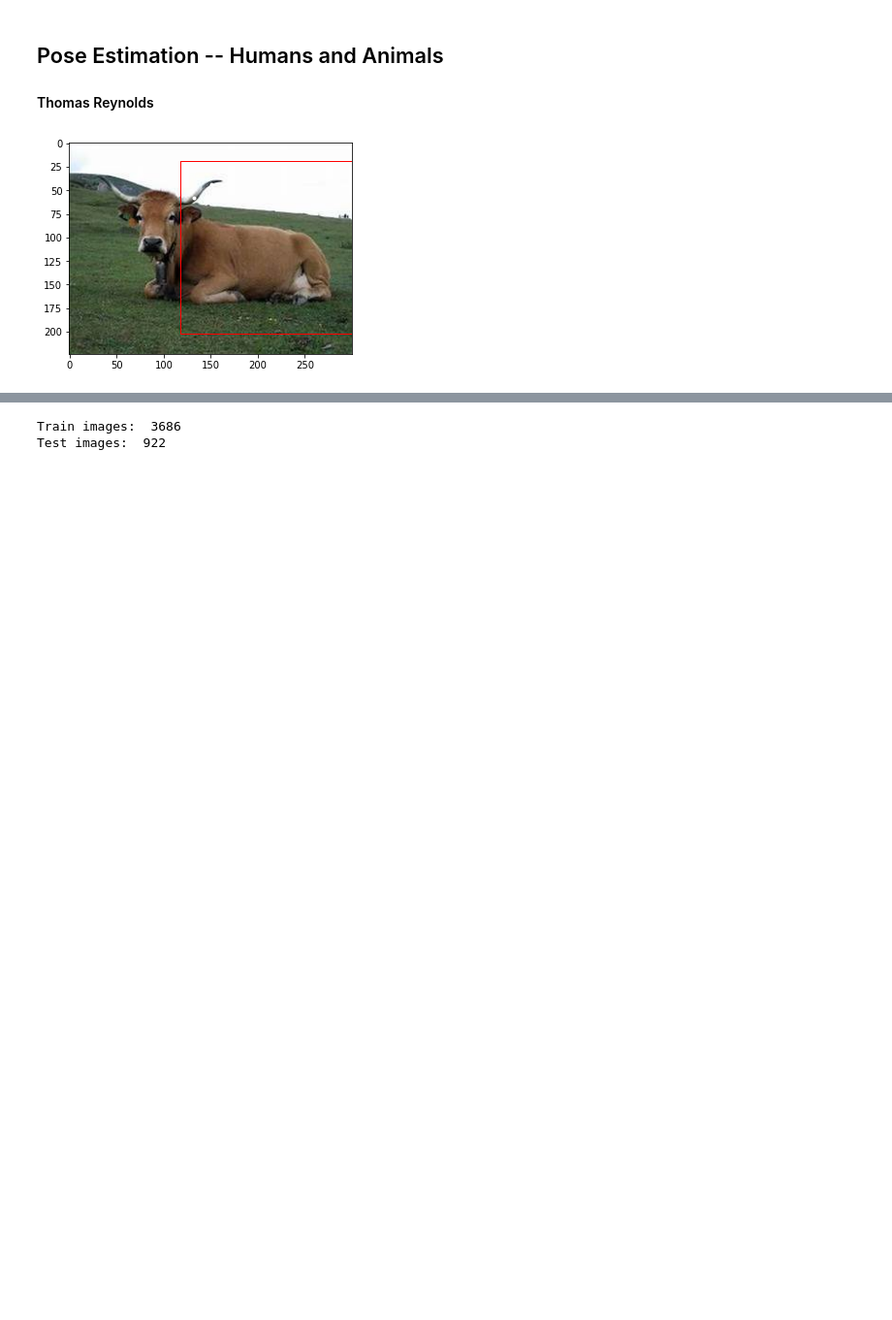
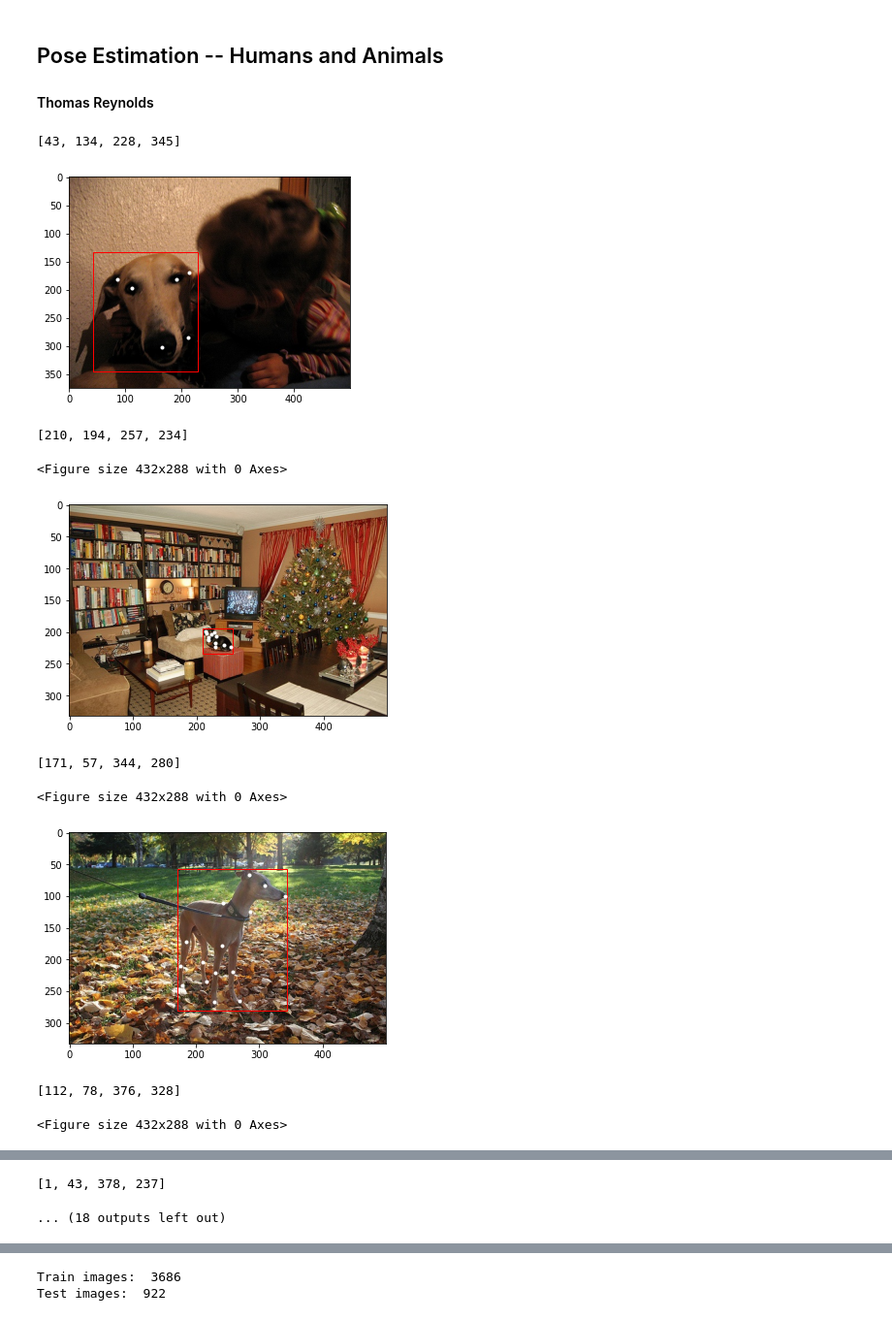
Before and after one commit to thomasreynolds4881/Animal-Keypoint-Estimation, a Jupyter notebook: estimation.ipynb, the cells around one changed output, grey strips where cells are left out. Shown at 97% size. Saved outputs shown, nothing was run; the diff lists cells and outputs as text; code cells hidden in the pictures; blank space fills up the shorter version.

Commit message:
Displays images with bounding boxes + keypoints

```diff
--- a/estimation.ipynb
+++ b/estimation.ipynb
@@ -24,37 +24,52 @@ import transforms, utils, engine, train
 from utils import collate_fn
 from engine import train_one_epoch, evaluate
 # %%
-# Plot the keypoints and bounding box for one image
-test_img = 4000
+# Plot the keypoints and bounding box for some images
+for i in range(100,110):
 
-# Read in keypoints data
-with open('data/annotations.json') as f:
-    img_info = json.load(f)
+    # Read in keypoints data
+    with open('data/annotations.json') as f:
+        img_info = json.load(f)
 
-# Get an image
-img_name = 'data/images/' + img_info['images'][str(test_img)]
-test_image = image.imread(img_name)
+    # Get an image
+    img_path = 'data/images/' + str(img_info['images'][str(i)])
+    test_img = image.imread(img_path)
 
-# Get the keypoints for the image
-key_data = img_info['annotations'][test_img-1]
+    # Get the keypoints for the image
+    key_data_path = 'data/annotations/' + img_path[12:-4] + '.json'
+    with open(key_data_path, 'r') as f:
+        key_data = json.loads(f.read())
 
-# Create figure and axes
-fig, ax = plt.subplots()
+    # Create figure and axes
+    fig, ax = plt.subplots()
 
-# Annotate over image
-for point in key_data['keypoints']:
-    if point[2] != 0:
-        # do stuff
-        plt.plot(point[0], point[1], marker='.', color="white")
+    # Annotate over image
+    for object in key_data['keypoints']:
+        for point in object:
+            if point[2] != 0:
+                # do stuff
+                plt.plot(point[0], point[1], marker='.', color="white")
 
-plt.imshow(test_image)
+    plt.imshow(test_img)
 
-# Create a Rectangle patch
-rect = patches.Rectangle((key_data['bbox'][0], key_data['bbox'][1]), key_data['bbox'][2] - key_data['bbox'][0], key_data['bbox'][3] - key_data['bbox'][1], linewidth=1, edgecolor='r', facecolor='none')
+    # Create a Rectangle patch
+    for bbox in key_data['bboxes']:
+        print(bbox)
+        rect = patches.Rectangle((bbox[0], bbox[1]), bbox[2] - bbox[0], bbox[3] - bbox[1], linewidth=1, edgecolor='r', facecolor='none')
 
-# Add the patch to the Axes
-ax.add_patch(rect)
+    # Add the patch to the Axes
+    ax.add_patch(rect)
 
-plt.show()
+    plt.show()
+    plt.clf()
 # %% [output]
+[43, 134, 228, 345]
-[figure, old version]
+[figure, new version]
+[210, 194, 257, 234]
+<Figure size 432x288 with 0 Axes>
+[figure, added]
+[171, 57, 344, 280]
+<Figure size 432x288 with 0 Axes>
+[figure, added]
+[112, 78, 376, 328]
+<Figure size 432x288 with 0 Axes>
@@ -61,3 +77,5 @@ plt.show()
+[1, 43, 378, 237]
+... (18 outputs left out)
 # %%
 def train_transform():
     return A.Compose([
```
Also changed, not shown: parts of 4 cells of this notebook.
